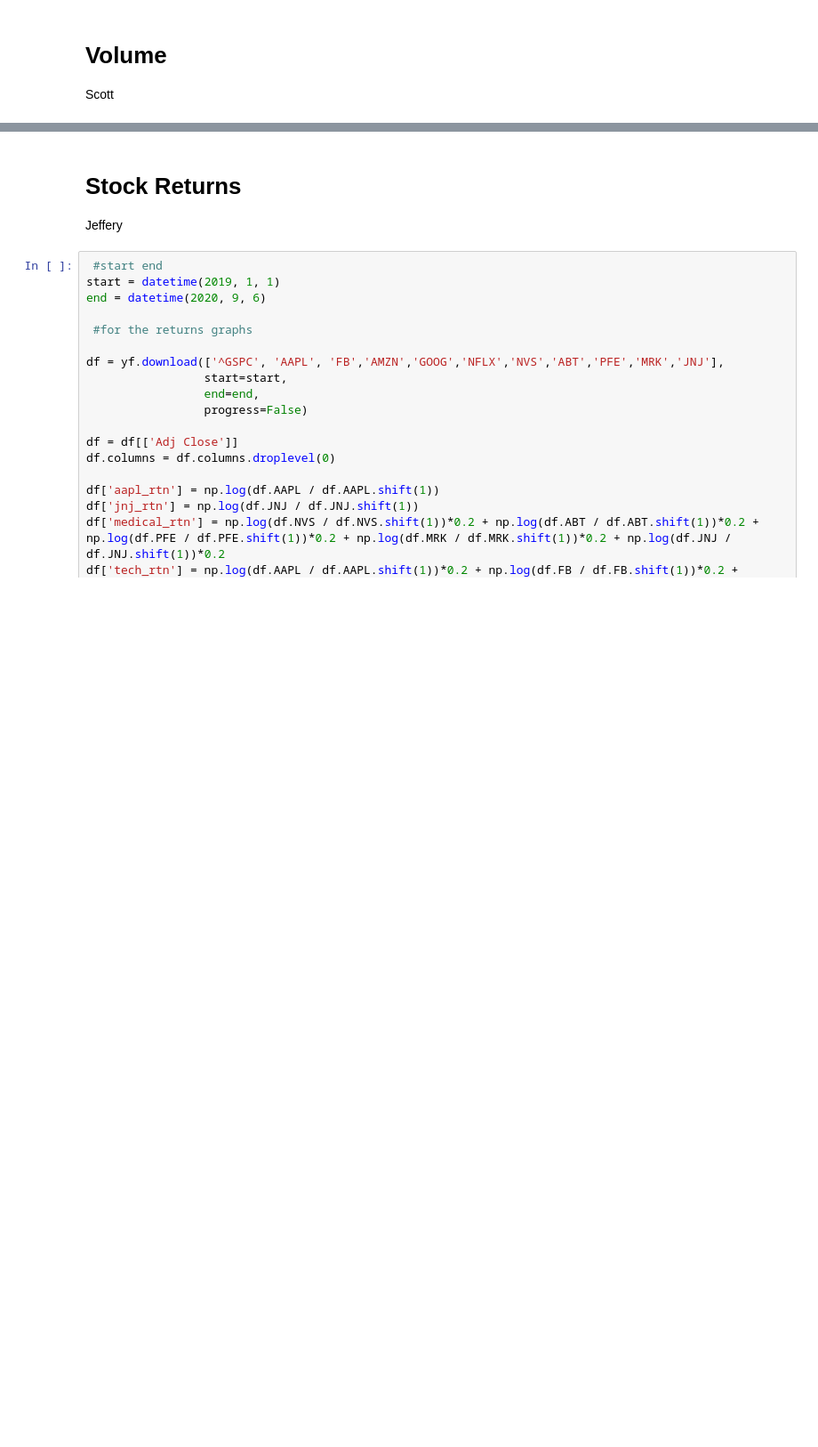
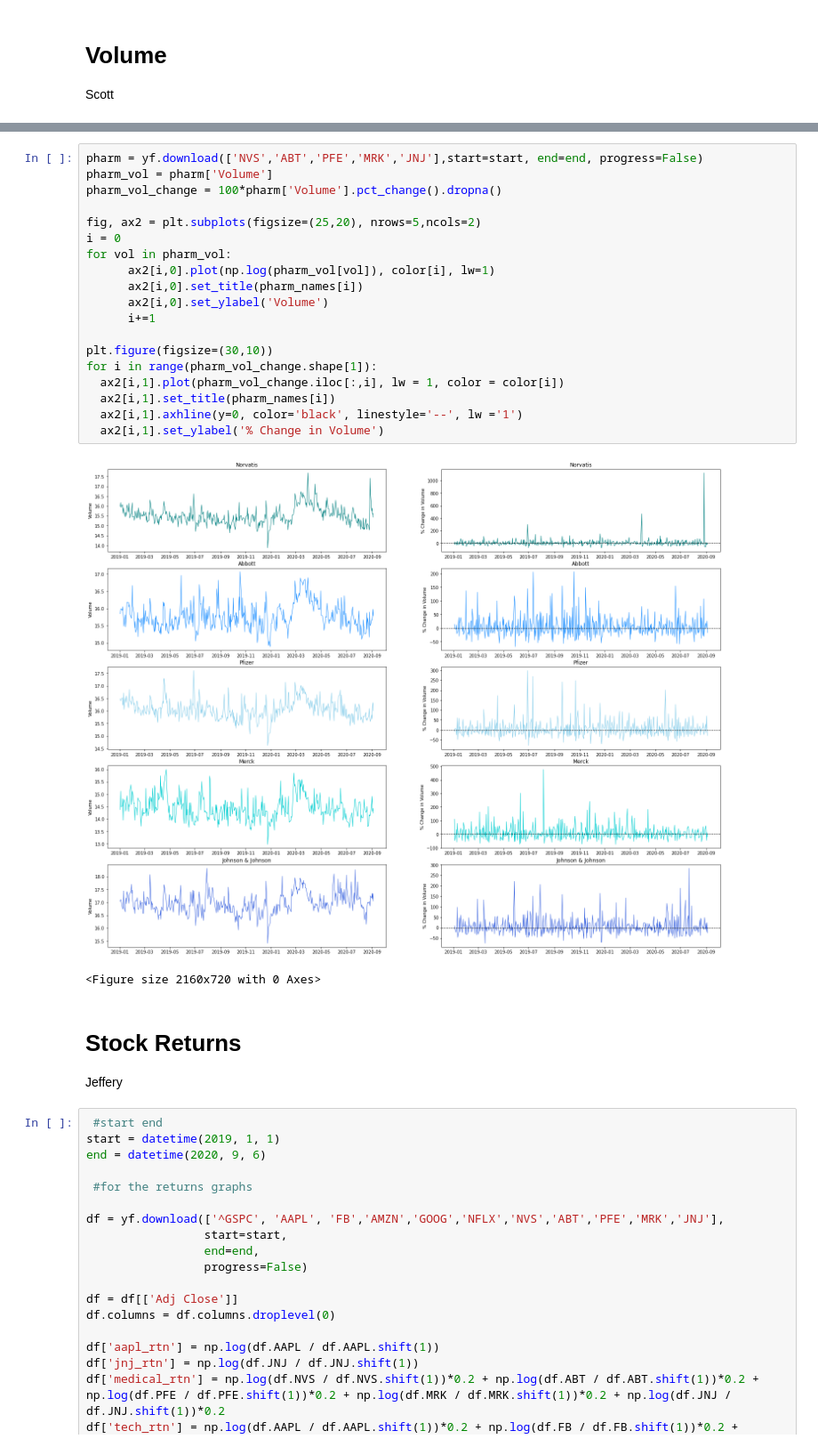
Before and after one commit to scottlai0/IE5600-Group-Project, a Jupyter notebook: Group_Project_1.ipynb, the cells around one changed output, grey strips where cells are left out. Shown at 89% size. Cells and saved outputs as stored; diff of their text form; blank space fills up the shorter version.

```diff
--- a/Group_Project_1.ipynb
+++ b/Group_Project_1.ipynb
@@ -383,3 +401,25 @@ for vol in faang_vol:
+# %%
+pharm = yf.download(['NVS','ABT','PFE','MRK','JNJ'],start=start, end=end, progress=False)
+pharm_vol = pharm['Volume']
+pharm_vol_change = 100*pharm['Volume'].pct_change().dropna()
+
+fig, ax2 = plt.subplots(figsize=(25,20), nrows=5,ncols=2)
+i = 0
+for vol in pharm_vol:
+      ax2[i,0].plot(np.log(pharm_vol[vol]), color[i], lw=1)
+      ax2[i,0].set_title(pharm_names[i])
+      ax2[i,0].set_ylabel('Volume')
+      i+=1
+
+plt.figure(figsize=(30,10))
+for i in range(pharm_vol_change.shape[1]):
+  ax2[i,1].plot(pharm_vol_change.iloc[:,i], lw = 1, color = color[i])
+  ax2[i,1].set_title(pharm_names[i])
+  ax2[i,1].axhline(y=0, color='black', linestyle='--', lw ='1')
+  ax2[i,1].set_ylabel('% Change in Volume')
+# %% [output]
+[figure, added]
+<Figure size 2160x720 with 0 Axes>
 # %% [markdown]
 # Stock Returns
 Jeffery
```
Also changed, not shown: parts of 7 cells of this notebook.
